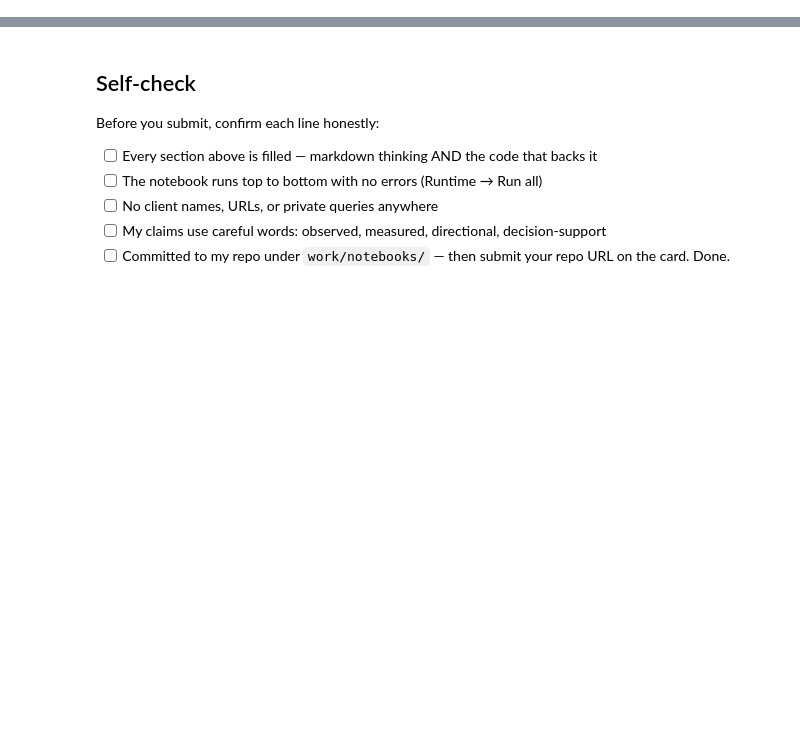
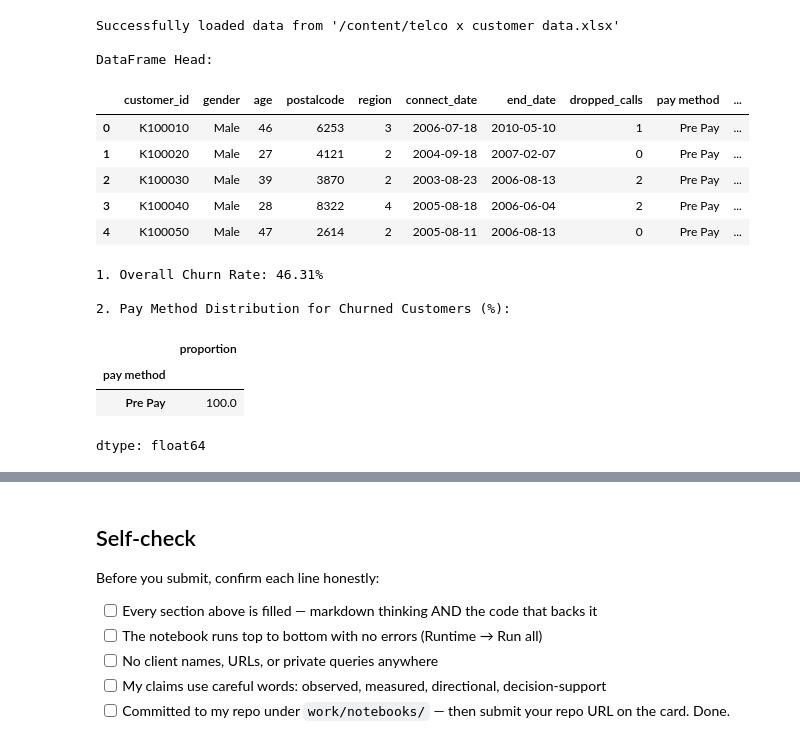
Before and after one commit to anshpatel-177/flyrank-ML-internship, a Jupyter notebook: work/notebooks/w01_research_question.ipynb, the cells around one changed output, grey strips where cells are left out. Saved outputs shown, nothing was run; the diff lists cells and outputs as text; code cells hidden in the pictures; blank space fills up the shorter version.

```diff
--- a/work/notebooks/w01_research_question.ipynb
+++ b/work/notebooks/w01_research_question.ipynb
@@ -33,0 +47,70 @@ This skeleton is yours to fill. Work the sections **in order** — each one has
+# %%
+import pandas as pd
+
+# Using the available Excel file from the kernel
+file_path = '/content/telco x customer data.xlsx'
+
+try:
+    df = pd.read_excel(file_path)
+    print(f"Successfully loaded data from '{file_path}'")
+except FileNotFoundError:
+    print(f"Error: '{file_path}' not found. Please ensure the file is uploaded or the path is correct.")
+    print("For demonstration, I will create a dummy DataFrame.")
+    data = {
+        'customerID': [f'C{i:05d}' for i in range(1, 101)],
+        'gender': ['Male', 'Female'] * 50,
+        'MonthlyCharges': [50 + i for i in range(100)],
+        'TotalCharges': [100 + i * 2 for i in range(100)],
+        'Contract': ['Month-to-month', 'One year', 'Two year'] * 33 + ['Month-to-month'],
+        'Churn': ['No'] * 80 + ['Yes'] * 20
+    }
+    df = pd.DataFrame(data)
+
+# Display the first few rows to understand the structure
+print("\nDataFrame Head:")
+display(df.head())
+
+# 1. Overall Churn Rate
+# Ensure 'churn' column is handled correctly (e.g., 'Churned'/'Active')
+if 'churn' in df.columns:
+    # Assuming 'Churned' indicates churn
+    churn_count = df[df['churn'].astype(str).str.contains('Churned', case=False, na=False)].shape[0]
+    total_customers = df.shape[0]
+    if total_customers > 0:
+        churn_rate = (churn_count / total_customers) * 100
+    else:
+        churn_rate = 0
+    print(f"\n1. Overall Churn Rate: {churn_rate:.2f}%")
+else:
+    print("\n1. 'churn' column not found in DataFrame. Cannot calculate churn rate.")
+    churn_rate = 0
+
+# 2. Distribution of Pay Methods for Churned Customers
+# Using 'pay method' as a proxy for 'Contract' type
+if 'churn' in df.columns and 'pay method' in df.columns:
+    churned_customers = df[df['churn'].astype(str).str.contains('Churned', case=False, na=False)]
+    if not churned_customers.empty:
+        pay_method_distribution_churned = churned_customers['pay method'].value_counts(normalize=True) * 100
+        print("\n2. Pay Method Distribution for Churned Customers (%):")
+        display(pay_method_distribution_churned)
+    else:
+        print("\n2. No churned customers found to analyze pay methods.")
+else:
+    print("\n2. 'churn' or 'pay method' column not found. Cannot analyze pay method distribution for churned customers.")
+# %% [output]
+Successfully loaded data from '/content/telco x customer data.xlsx'
+
+DataFrame Head:
+|  | customer_id | gender | age | postalcode | region | connect_date | end_date | dropped_calls | pay method | ... |
+| 0 | K100010 | Male | 46 | 6253 | 3 | 2006-07-18 | 2010-05-10 | 1 | Pre Pay | ... |
+| 1 | K100020 | Male | 27 | 4121 | 2 | 2004-09-18 | 2007-02-07 | 0 | Pre Pay | ... |
+| 2 | K100030 | Male | 39 | 3870 | 2 | 2003-08-23 | 2006-08-13 | 2 | Pre Pay | ... |
+| 3 | K100040 | Male | 28 | 8322 | 4 | 2005-08-18 | 2006-06-04 | 2 | Pre Pay | ... |
+| 4 | K100050 | Male | 47 | 2614 | 2 | 2005-08-11 | 2006-08-13 | 0 | Pre Pay | ... |
+1. Overall Churn Rate: 46.31%
+
+2. Pay Method Distribution for Churned Customers (%):
+|  | proportion |
+| pay method |  |
+| Pre Pay | 100.0 |
+dtype: float64
```
Also changed, not shown: parts of 10 cells of this notebook.
